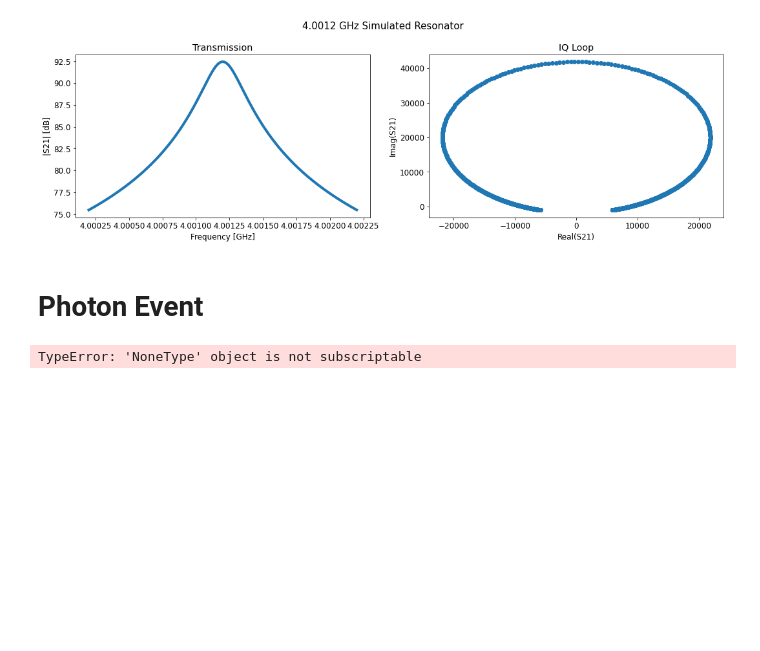
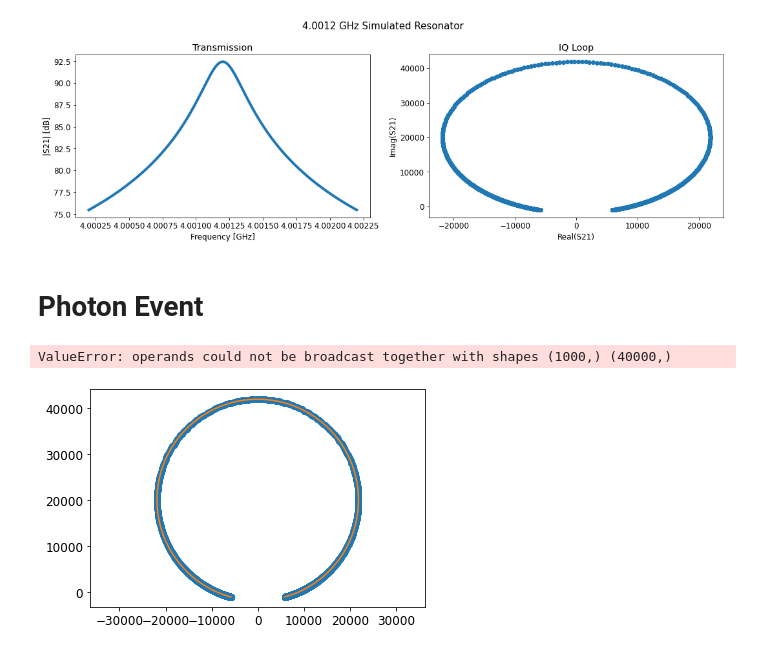
Before and after one commit to MazinLab/MKIDReadoutAnalysis, a Jupyter notebook: Example.ipynb, the cells around one changed output. Saved outputs shown, nothing was run; the diff lists cells and outputs as text; code cells hidden in the pictures; blank space fills up the shorter version.

Commit message:
Notebook runs through photonless resonator S21 plots

```diff
--- a/Example.ipynb
+++ b/Example.ipynb
@@ -139,7 +120,10 @@ fsweep_params = {'fc': 4.0012e9,  # center frequency [Hz]
 # %%
 # Create resonator and compute S21
-res = Resonator(**res_params)
-res.fsweep(**fsweep_params)
-s21 = res.s21
+res = Resonator()
+mixer = MixerImbalance()
+rf = RFElectronics()
+freq = FrequencyGrid()
+measurment = MeasureResonator(res, mixer, freq, rf)
+s21 = measurment.s21
 # %%
 # Plot S21
@@ -153,4 +135,14 @@ response = ResonatorResponse(res, phase_timestream, **res_params)
-# %%
-response.
-# %% [output]
-TypeError: 'NoneType' object is not subscriptable
+# %%
+noise = Noise(0,0,0)
+response = ResonatorResponse(phase_timestream,noise,res,mixer,freq,rf)
+# %%
+fig, axes = plt.subplots()
+axes.axis('equal')
+axes.plot(response.s21_0.real, response.s21_0.imag, 'o')
+axes.plot(response.s21.real, response.s21.imag, '-')
+axes.plot(response.iq_response_nonoise.real, response.iq_response_nonoise.imag)
+
+fig, axes = plt.subplots()
+# %% [output]
+ValueError: operands could not be broadcast together with shapes (1000,) (40000,)
+[figure, added]
```
Also changed, not shown: parts of 6 cells of this notebook, 2 other files.
